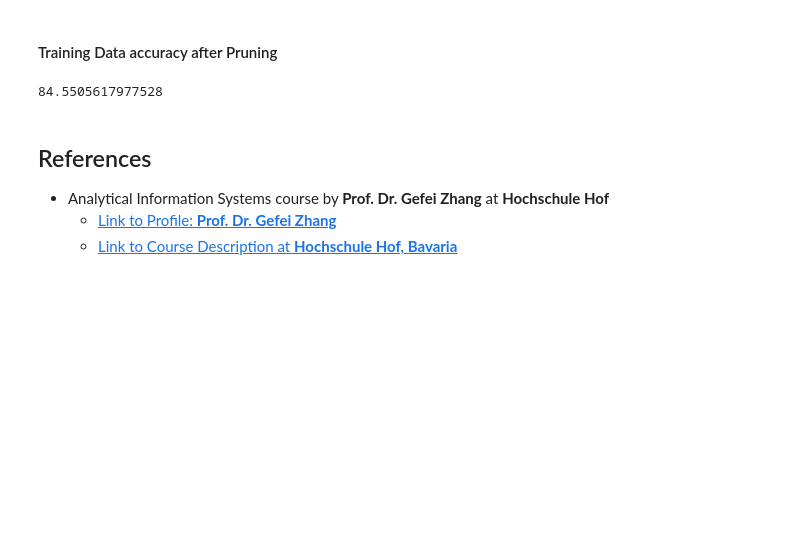
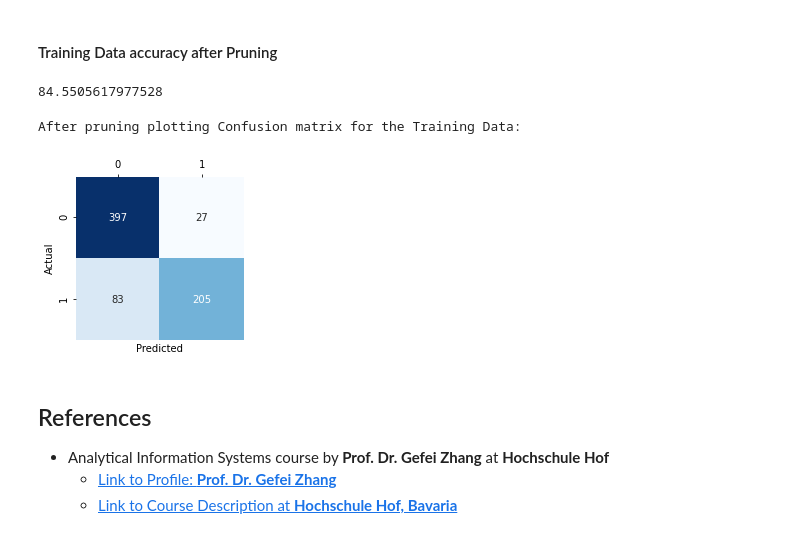
Before and after one commit to manasc12/Decision_Tree_from_scratch, a Jupyter notebook: Decision_Tree.ipynb, the cells around one changed output. Drawn from its saved outputs; the diff is of its cells as text; code cells hidden in the pictures; blank space fills up the shorter version.

```diff
--- a/Decision_Tree.ipynb
+++ b/Decision_Tree.ipynb
@@ -555,6 +595,12 @@ results3=master_node.predict(df_cleaned[training_cols])
 (sum(df_cleaned[target_col]==results3)/len(df_cleaned))*100
 # %% [output]
 84.5505617977528
+# %%
+print("After pruning plotting Confusion matrix for the Training Data:")
+plot_confusion_matrix(df_cleaned[target_col],results3,classes_list)
+# %% [output]
+After pruning plotting Confusion matrix for the Training Data:
+[figure, added]
 # %% [markdown]
 ##  References
 - Analytical Information Systems course by **Prof. Dr. Gefei Zhang** at **Hochschule Hof**
```
Also changed, not shown: parts of 7 cells of this notebook.
